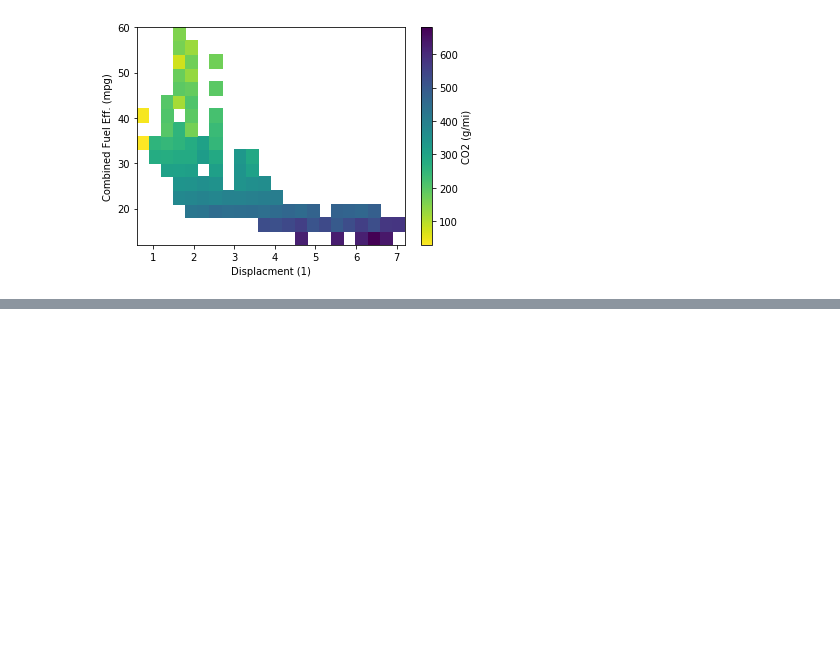
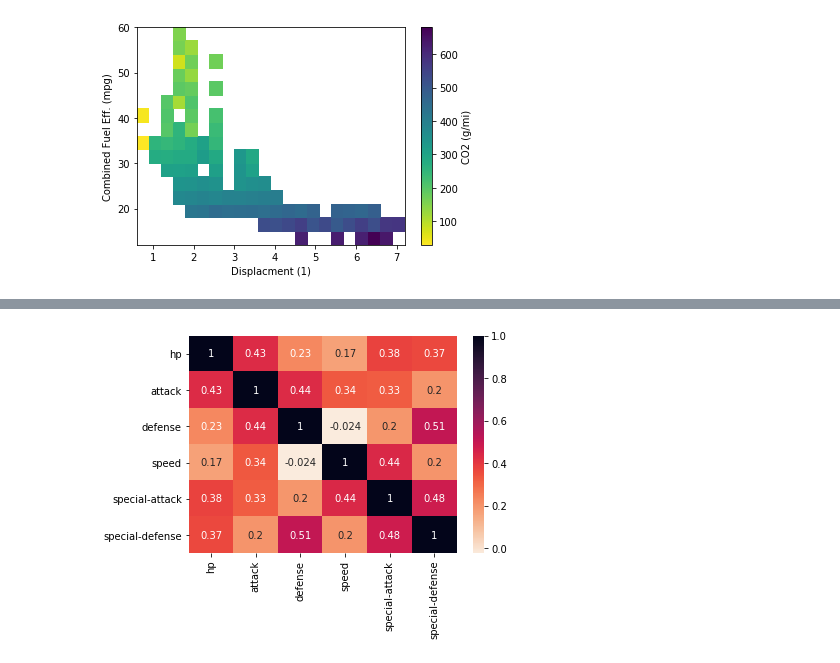
Before and after one commit to iRaied/Project_5_3_Pokemon, a Jupyter notebook: Multivariate_Vis_Size_and_Shape.ipynb, the cells around one changed output, grey strips where cells are left out. Cells and saved outputs as stored; diff of their text form; code cells hidden in the pictures; blank space fills up the shorter version.

```diff
--- a/Multivariate_Vis_Size_and_Shape.ipynb
+++ b/Multivariate_Vis_Size_and_Shape.ipynb
@@ -390,0 +454,7 @@ plt.colorbar(label = 'CO2 (g/mi)');
+# %%
+# Let's add some parameters to the heat map
+    # Reverce the color palette using cmap, then
+         # add annotation to format the values with two decimal places
+sb.heatmap(pokemon[pkmn_stats].corr(), cmap = 'rocket_r', annot = True);
+# %% [output]
+[figure, added]
```
Also changed, not shown: parts of 12 cells of this notebook.
